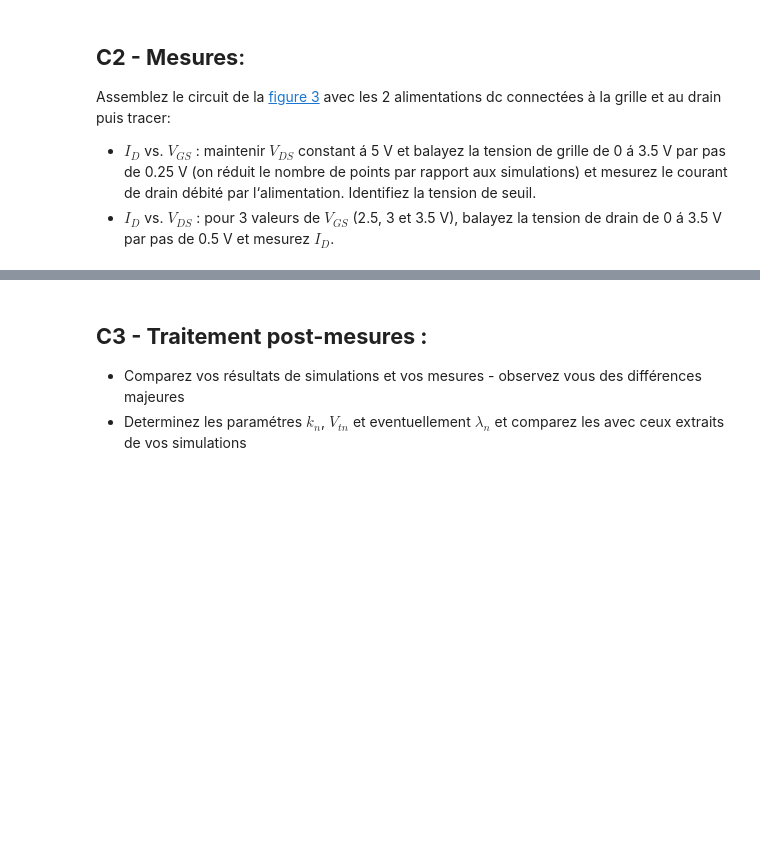
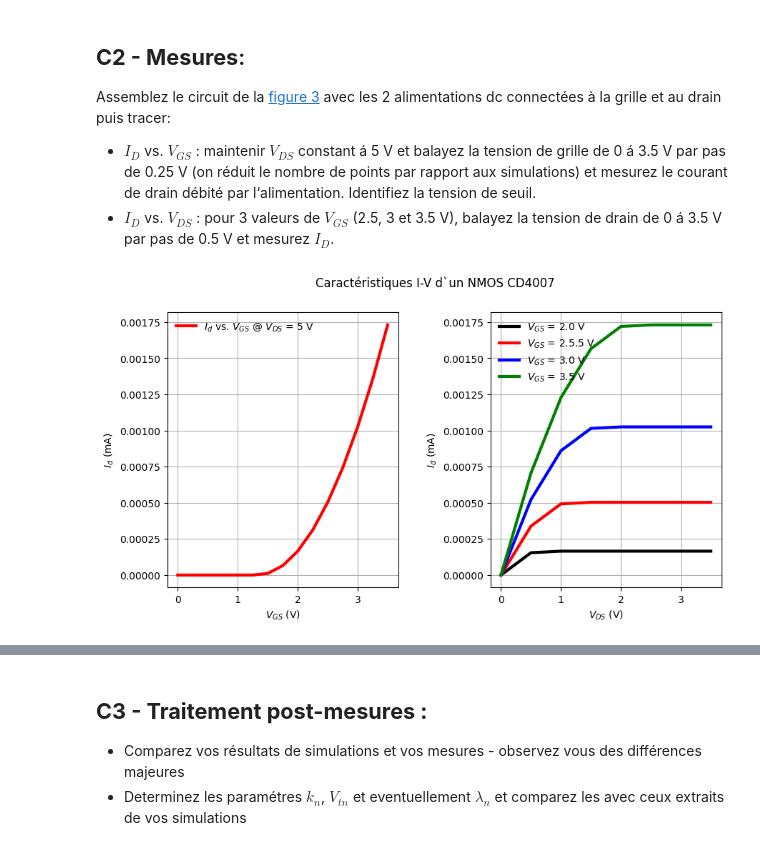
Before and after one commit to Darkzveller/EI-3_TP_conception_micro_electronique, a Jupyter notebook: Sujet_TP_YEK/TP_composants_et_circuits_microélectroniques_2026.ipynb, the cells around one changed output, grey strips where cells are left out. Cells and saved outputs as stored; diff of their text form; code cells hidden in the pictures; blank space fills up the shorter version.

```diff
--- a/Sujet_TP_YEK/TP_composants_et_circuits_microélectroniques_2026.ipynb
+++ b/Sujet_TP_YEK/TP_composants_et_circuits_microélectroniques_2026.ipynb
@@ -415,37 +416,44 @@ Assemblez le circuit de la [figure 3](#fig3) avec les 2 alimentations dc connect
 # %%
 #IV NNOS
 # mesures Id vs Vgs
 Vds = 5
-Vgs =  [vos mesures]  # en V
-Id =   [vos mesures] # en V
+Vgs =  [0,0.25,0.5,0.75,1,1.25,1.5,1.75,2,2.25,2.5,2.75,3,3.25,3.5]  # en V
+Id =   [0.0000000000682,0.0000000001364,0.0000000002046,0.0000000002728,0.0000000003410,0.0000000004092,0.0000106207500,0.0000648270000,0.0001649707500,0.0003110,0.0005030,0.0007410,0.0010249,0.0013547,0.001730]
 # mesures Id vs Vds
-Vgs_1 = xx
-Vgs_2 = xx
-Vgs_3 = xx
-Vgs_4 = xx
+Vgs_1 = 2
+Vgs_2 = 2.5
+Vgs_3 = 3.0
+Vgs_4 = 3.5
 
-Vds_1 =  [vos mesures]  # en V
-Id_1 =   [vos mesures] # en V
-Vds_2 =  [vos mesures]  # en V
-Id_2 =   [vos mesures] # en V
-Vds_3 =  [vos mesures]  # en V
-Id_3 =   [vos mesures] # en V
-Vds_4 =  [vos mesures]  # en V
-Id_4 =   [vos mesures] # en V
+Vds_1 =  [0, 0.5, 1, 1.5, 2, 2.5, 3, 3.5]  # en V
+Id_1 =   [0, 0.00015435, 0.000164971, 0.000164971, 0.000164971, 0.000164971, 0.000164971, 0.000164971] # en V
+
+Vds_2 =  Vds_1  # en V
+Id_2 =  [0, 0.0003381, 0.00049245, 0.000503071, 0.000503071, 0.000503071, 0.000503071, 0.000503071] # en V
+
+Vds_3 =  Vds_1  # en V
+Id_3 =   [0, 0.00052185, 0.00085995, 0.0010143, 0.001024921, 0.001024921, 0.001024921, 0.001024921] # en V
+
+Vds_4 =  Vds_1  # en V
+Id_4 =   [0, 0.0007056, 0.00122745, 0.00156555, 0.0017199, 0.001730521, 0.001730521, 0.001730521] # en V
+
 #courbes
 fig, (ax1, ax2) = plt.subplots(1, 2, figsize=(10,5))
 fig.suptitle('Caractéristiques I-V d`un NMOS CD4007')
 ax1.plot(Vgs, Id,  lw=3,label = "$I_d$ vs. $V_{GS}$ @ $V_{DS}$ = 5 V", color="red")
 ax1.set_xlabel("$V_{GS}$ (V)")
 ax1.set_ylabel("$I_d$ (mA)")
 ax1.grid()
 ax1.legend(frameon=False)
-ax2.plot(Vds_1,Id_1,lw=3,label = '$V_{GS}$ = 1 V', color="black")
-ax2.plot(Vds_2,Id_2,lw=3,label = '$V_{GS}$ = 1.5 V', color="red")
-ax2.plot(Vds_3,Id_3,lw=3,label = '$V_{GS}$ = 1.7 V', color="blue")
-ax2.plot(Vds_4,Id_4,lw=3,label = '$V_{GS}$ = 2 V', color="green")
+ax2.plot(Vds_1,Id_1,lw=3,label = '$V_{GS}$ = 2.0 V', color="black")
+ax2.plot(Vds_2,Id_2,lw=3,label = '$V_{GS}$ = 2.5.5 V', color="red")
+ax2.plot(Vds_3,Id_3,lw=3,label = '$V_{GS}$ = 3.0 V', color="blue")
+ax2.plot(Vds_4,Id_4,lw=3,label = '$V_{GS}$ = 3.5 V', color="green")
 ax2.set_xlabel("$V_{DS}$ (V)")
 ax2.set_ylabel("$I_d$ (mA)")
 ax2.grid()
 ax2.legend(frameon=False)
 plt.subplots_adjust(wspace=0.4, hspace=0.5)
+plt.show()
+# %% [output]
+[figure, added]
```
Also changed, not shown: parts of 2 cells of this notebook, 4 other files.
